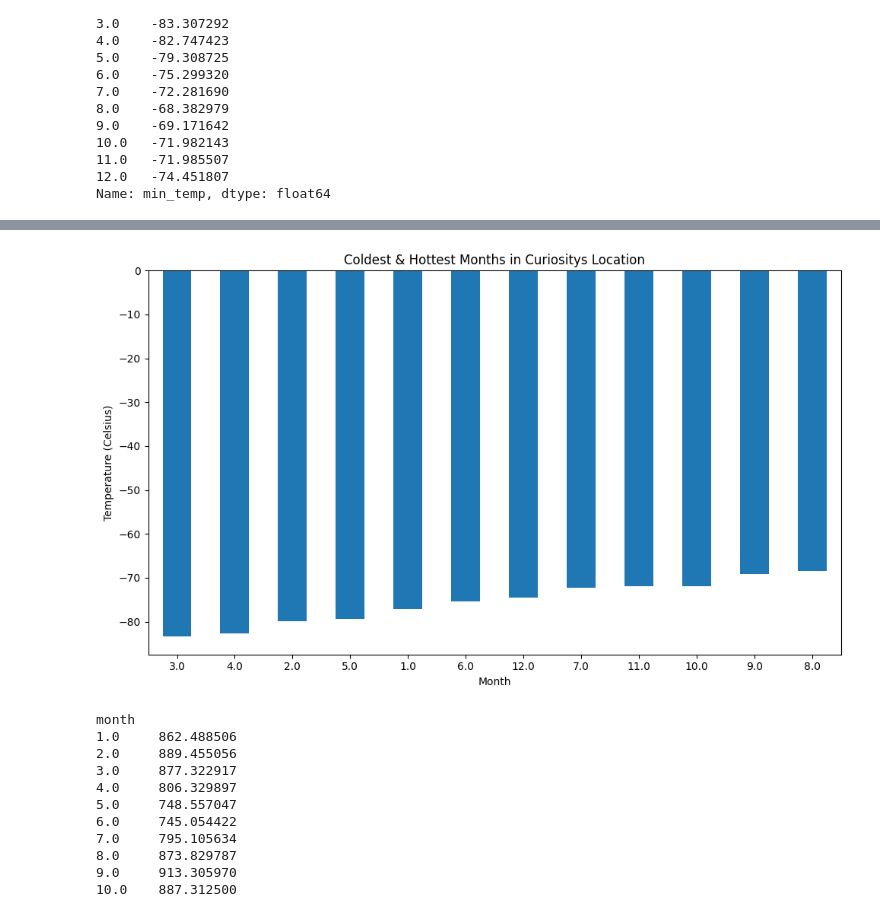
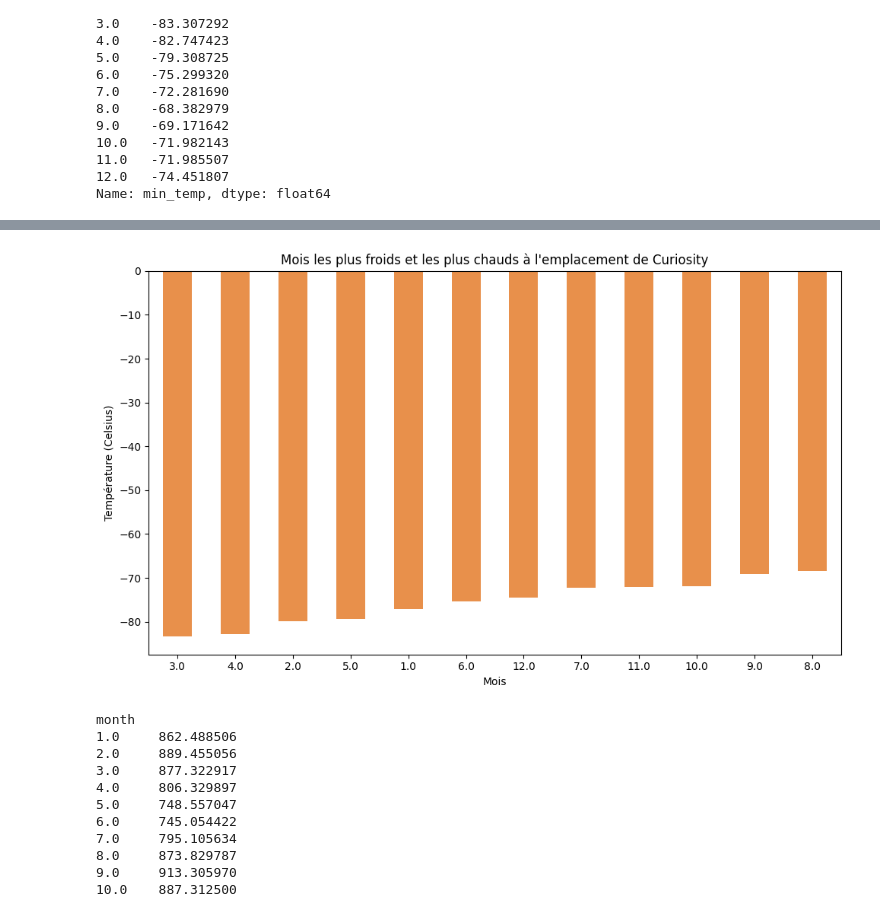
Before and after one commit to ikramkouibaati/Webscraping_Eval, a Jupyter notebook: main.ipynb, the cells around one changed output, grey strips where cells are left out. Drawn from its saved outputs; the diff is of its cells as text; code cells hidden in the pictures.

```diff
--- a/main.ipynb
+++ b/main.ipynb
@@ -310,18 +306,18 @@ NameError: name 'plt' is not defined
 # %%
 # Trie les données de température minimale moyenne par mois
 sorted_weather_df = avg_low_temp.sort_values()
 
 # Trace un graphique des mois les plus froids et les plus chauds à l'emplacement de Curiosity
 plt.figure(figsize=(10, 6))
-sorted_weather_df.plot(kind='bar',color='yellow')
+sorted_weather_df.plot(kind='bar',color='#e8904b')
 plt.title('Mois les plus froids et les plus chauds à l\'emplacement de Curiosity')
 plt.xlabel('Mois')
 plt.ylabel('Température (Celsius)')
 plt.xticks(rotation=0)
 plt.tight_layout()
 plt.show()
 # %% [output]
-[figure, old version]
+[figure, new version]
 # %%
 # 4. Average pressure by Martian month
 avg_pressure_by_month = mars_weather_df.groupby('month')['pressure'].mean()
```
Also changed, not shown: parts of 5 cells of this notebook, 3 other files.
